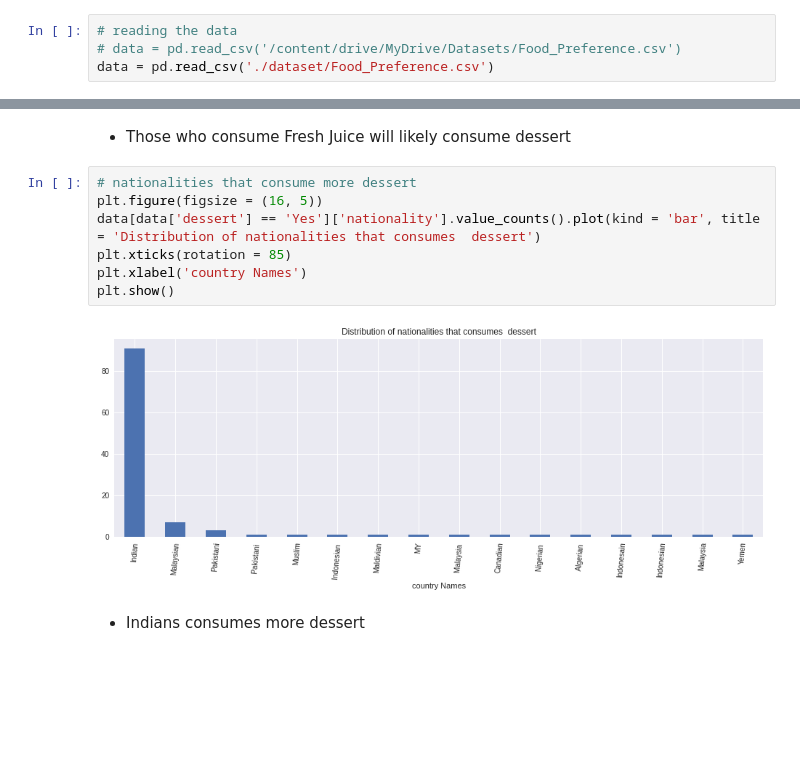
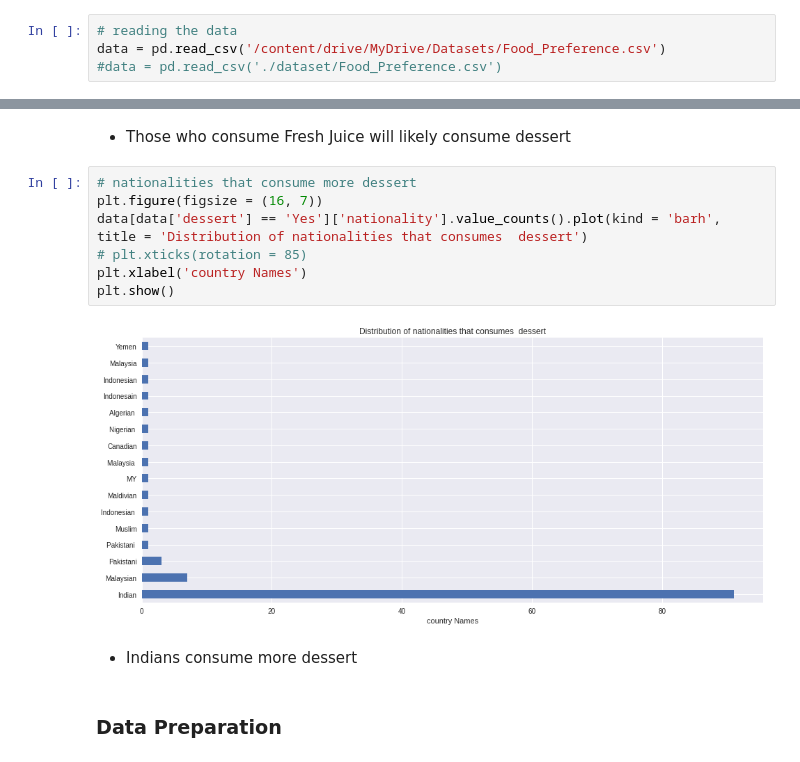
Before and after one commit to drizedunn/Food-Preference, a Jupyter notebook: food_preference.ipynb, the cells around one changed output, grey strips where cells are left out. Saved outputs shown, nothing was run; the diff lists cells and outputs as text; blank space fills up the shorter version.

```diff
--- a/food_preference.ipynb
+++ b/food_preference.ipynb
@@ -34,8 +37,8 @@ warnings.filterwarnings('ignore')
 The data is a food survey conducted among participants from different countries and demography which can be found [here](https://www.kaggle.com/datasets/vijayashreer/food-preferences)
 # %%
 # reading the data
-# data = pd.read_csv('/content/drive/MyDrive/Datasets/Food_Preference.csv')
-data = pd.read_csv('./dataset/Food_Preference.csv')
+data = pd.read_csv('/content/drive/MyDrive/Datasets/Food_Preference.csv')
+#data = pd.read_csv('./dataset/Food_Preference.csv')
 # %%
 #Displaying the first five rows of the data
 data.head()
@@ -156,12 +177,14 @@ plt.plot()
 - Those who consume Fresh Juice will likely consume dessert
 # %%
 # nationalities that consume more dessert
-plt.figure(figsize = (16, 5))
-data[data['dessert'] == 'Yes']['nationality'].value_counts().plot(kind = 'bar', title = 'Distribution of nationalities that consumes  dessert')
-plt.xticks(rotation = 85)
+plt.figure(figsize = (16, 7))
+data[data['dessert'] == 'Yes']['nationality'].value_counts().plot(kind = 'barh', title = 'Distribution of nationalities that consumes  dessert')
+# plt.xticks(rotation = 85)
 plt.xlabel('country Names')
 plt.show()
 # %% [output]
-[figure, old version]
+[figure, new version]
 # %% [markdown]
-- Indians consumes more dessert
+- Indians consume more dessert
+# %% [markdown]
+### Data Preparation
```
Also changed, not shown: parts of 29 cells of this notebook.
